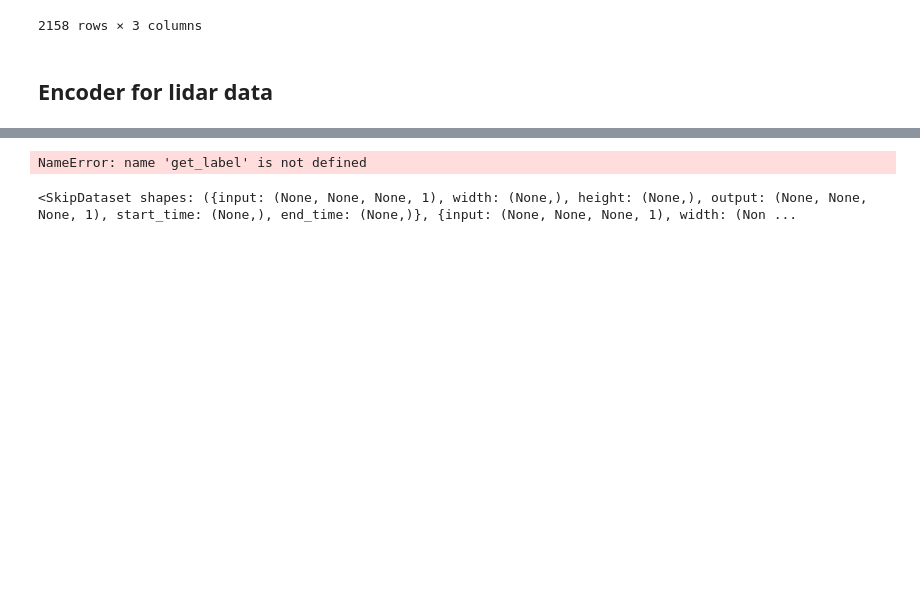
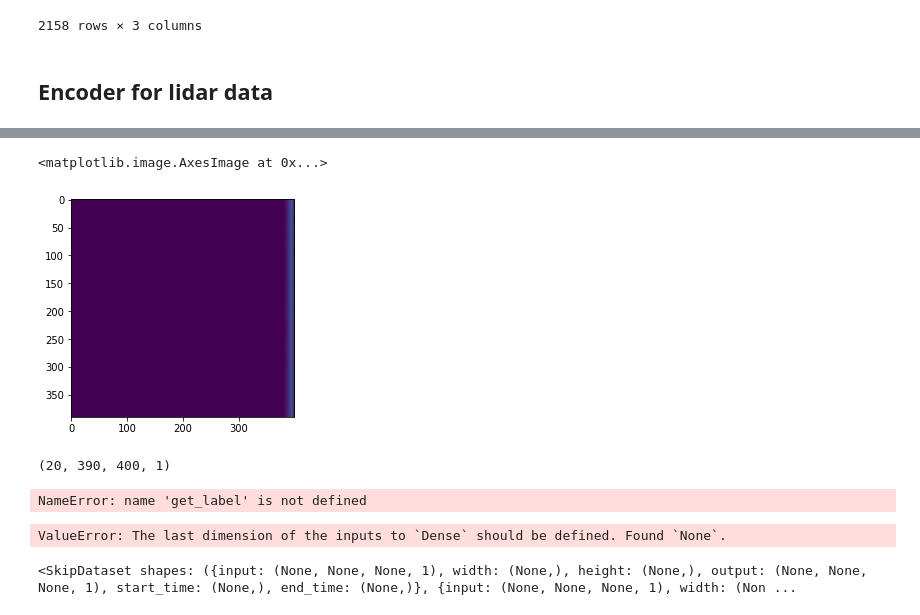
Before and after one commit to rcjackson/arming_the_edge, a Jupyter notebook: notebooks/Time period identification.ipynb, the cells around one changed output, grey strips where cells are left out. Drawn from its saved outputs; the diff is of its cells as text; code cells hidden in the pictures; blank space fills up the shorter version.

```diff
--- a/notebooks/Time period identification.ipynb
+++ b/notebooks/Time period identification.ipynb
@@ -180,0 +193,2 @@ AttributeError: 'ZipDataset' object has no attribute 'size'
+# %%
+x_rot = [x for x in dataset.take(1)]
@@ -181,3 +215,12 @@ AttributeError: 'ZipDataset' object has no attribute 'size'
+# %%
+plt.imshow(x_rot[0][0]['input'].numpy()[8,:,:,0], vmin=0, vmax=1)
+# %% [output]
+<matplotlib.image.AxesImage at 0x...>
+[figure, added]
+# %%
+x_rot[99][0]['input'].numpy().shape
+# %% [output]
+(20, 390, 400, 1)
 # %%
 trainset = dataset.skip(100)
 testset = dataset.take(100)
@@ -189,4 +232,8 @@ labels = np.array([get_label(y) for y in pd.to_datetime(times.numpy())])
 labels.shape
 # %% [output]
 NameError: name 'get_label' is not defined
+# %%
+model = resnet_v1((None, None, 1), 20, num_classes=10)
+# %% [output]
+ValueError: The last dimension of the inputs to `Dense` should be defined. Found `None`.
 # %%
```
Also changed, not shown: parts of 21 cells of this notebook, 5 other files.
